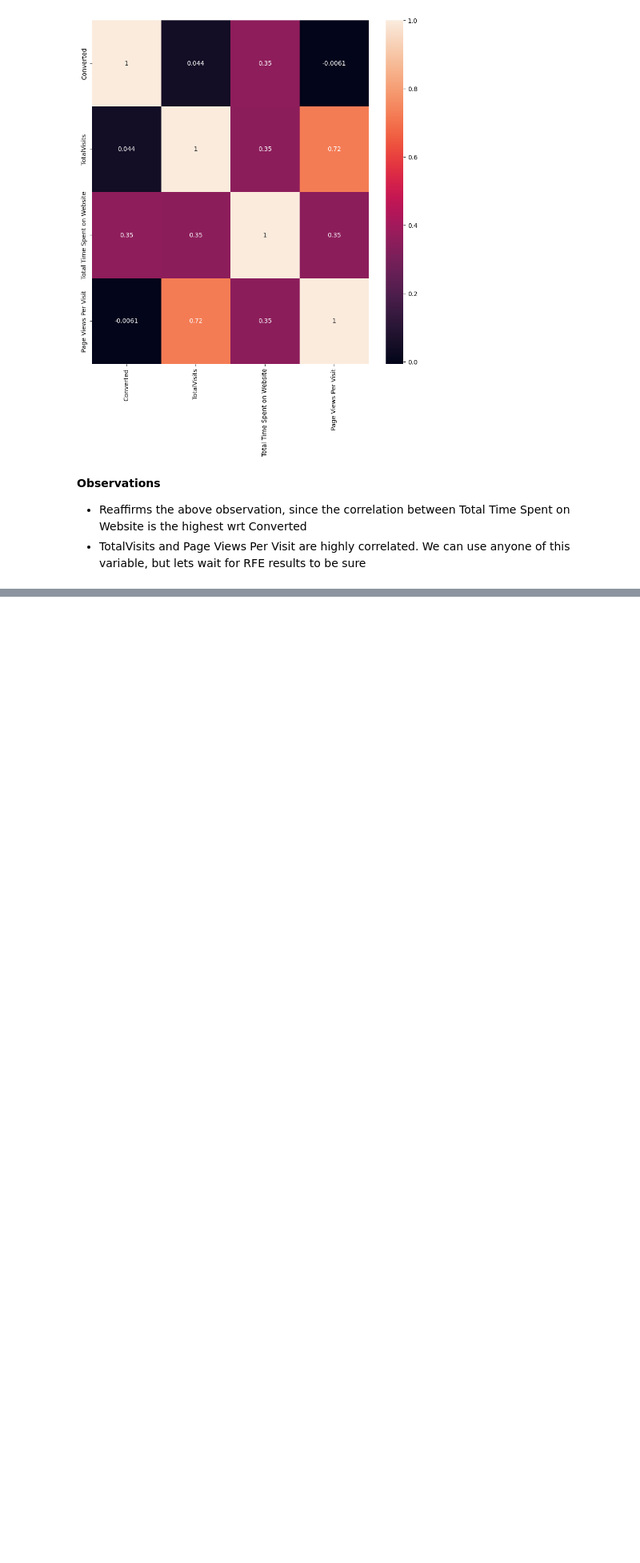
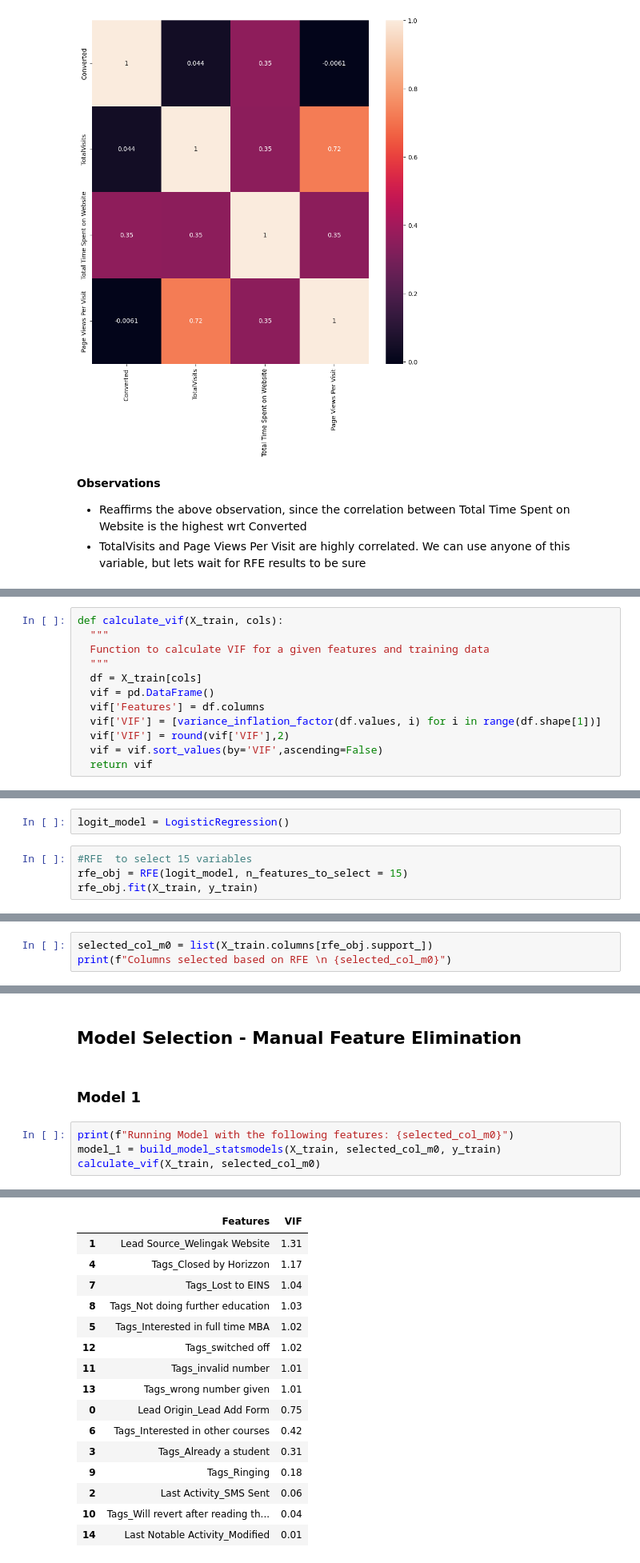
Before and after one commit to zaskap/upgrad_lead_scoring_assignment, a Jupyter notebook: Lead_Scoring.ipynb, the cells around one changed output, grey strips where cells are left out. Shown at 80% size. Drawn from its saved outputs; the diff is of its cells as text; blank space fills up the shorter version.

```diff
--- a/Lead_Scoring.ipynb
+++ b/Lead_Scoring.ipynb
@@ -1188,0 +1324,12 @@ plt.show()
+# %%
+def calculate_vif(X_train, cols):
+  """
+  Function to calculate VIF for a given features and training data
+  """
+  df = X_train[cols]
+  vif = pd.DataFrame()
+  vif['Features'] = df.columns
+  vif['VIF'] = [variance_inflation_factor(df.values, i) for i in range(df.shape[1])]
+  vif['VIF'] = round(vif['VIF'],2)
+  vif = vif.sort_values(by='VIF',ascending=False)
+  return vif
@@ -1188,0 +1348,6 @@ plt.show()
+# %%
+logit_model = LogisticRegression()
+# %%
+#RFE  to select 15 variables
+rfe_obj = RFE(logit_model, n_features_to_select = 15)
+rfe_obj.fit(X_train, y_train)
@@ -1188,0 +1378,3 @@ plt.show()
+# %%
+selected_col_m0 = list(X_train.columns[rfe_obj.support_])
+print(f"Columns selected based on RFE \n {selected_col_m0}")
@@ -1188,0 +1389,9 @@ plt.show()
+# %% [markdown]
+## Model Selection - Manual Feature Elimination
+# %% [markdown]
+### Model 1
+# %%
+print(f"Running Model with the following features: {selected_col_m0}")
+model_1 = build_model_statsmodels(X_train, selected_col_m0, y_train)
+calculate_vif(X_train, selected_col_m0)
+# %% [output]
@@ -1188,0 +1415,16 @@ plt.show()
+|  | Features | VIF |
+| 1 | Lead Source_Welingak Website | 1.31 |
+| 4 | Tags_Closed by Horizzon | 1.17 |
+| 7 | Tags_Lost to EINS | 1.04 |
+| 8 | Tags_Not doing further education | 1.03 |
+| 5 | Tags_Interested in full time MBA | 1.02 |
+| 12 | Tags_switched off | 1.02 |
+| 11 | Tags_invalid number | 1.01 |
+| 13 | Tags_wrong number given | 1.01 |
+| 0 | Lead Origin_Lead Add Form | 0.75 |
+| 6 | Tags_Interested in other courses | 0.42 |
+| 3 | Tags_Already a student | 0.31 |
+| 9 | Tags_Ringing | 0.18 |
+| 2 | Last Activity_SMS Sent | 0.06 |
+| 10 | Tags_Will revert after reading th... | 0.04 |
+| 14 | Last Notable Activity_Modified | 0.01 |
```
Also changed, not shown: parts of 53 cells of this notebook.
